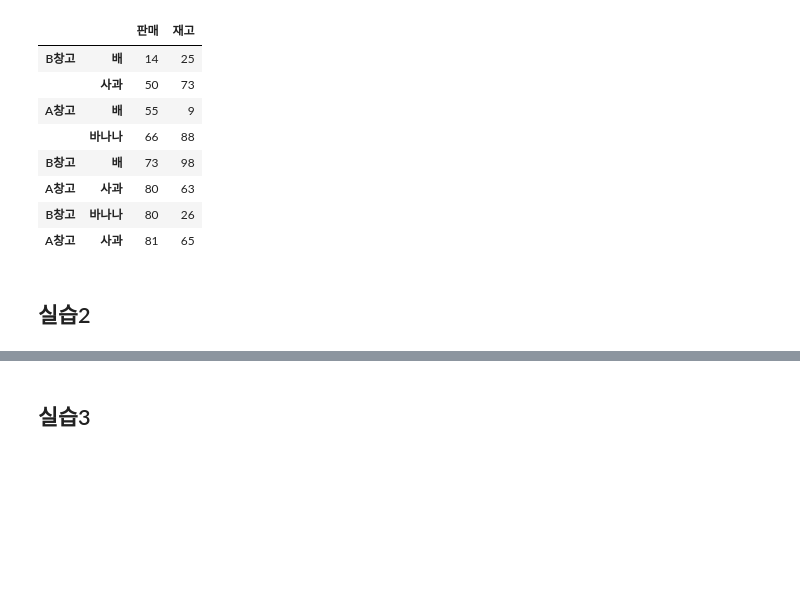
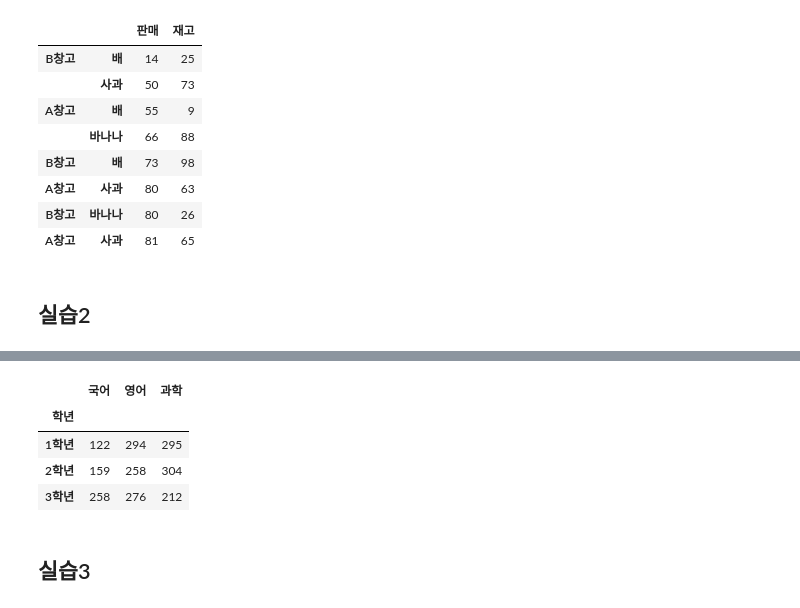
Before and after one commit to Ukjang/2022fin, a Jupyter notebook: practice_ing/7_0_pandas.ipynb, the cells around one changed output, grey strips where cells are left out. Cells and saved outputs as stored; diff of their text form; code cells hidden in the pictures; blank space fills up the shorter version.

```diff
--- a/practice_ing/7_0_pandas.ipynb
+++ b/practice_ing/7_0_pandas.ipynb
@@ -857,3 +860,26 @@ df1.groupby('학년').sum()
+# %%
+import numpy as np
+data1 = np.random.randint(1, 101, size=(15, 3))
+data1
+index1 = []
+for i in [1, 2, 3]:
+    temp = [str(i) + '학년'] * 5
+    index1 = index1 + temp
+index2 = [str(i) + '반' for i in range(1,6)]
+index2 = index2 * 3
+
+df1 = pd.DataFrame(data1, index = [index1, index2], columns = ['국어', '영어', '과학'])
+df1['총점'] = df1['국어'] + df1['영어'] + df1['과학']
+df1['평균'] = round(df1['총점'] / 3, 2)
+# 특정 칼럼만 슬라이싱할 때에는 배열로 넣어줘야 한다.
+df1.index.names = ['학년', '반']
+df1.groupby('학년')[['국어', '영어', '과학']].sum()
+# %% [output]
+|  | 국어 | 영어 | 과학 |
+| 학년 |  |  |  |
+| 1학년 | 122 | 294 | 295 |
+| 2학년 | 159 | 258 | 304 |
+| 3학년 | 258 | 276 | 212 |
 # %% [markdown]
 ## 실습3
 # %%
```
Also changed, not shown: parts of 6 cells of this notebook, 2 other files.
